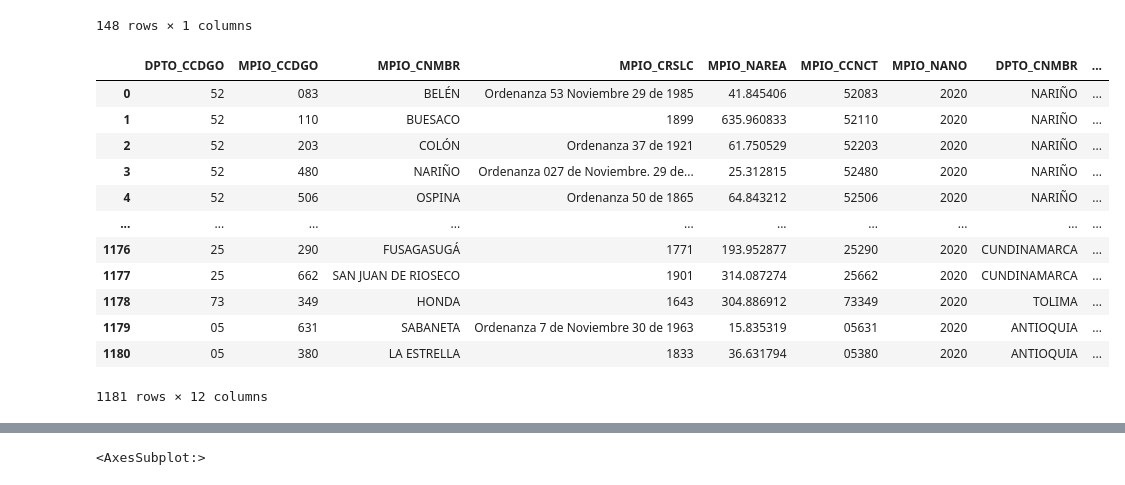
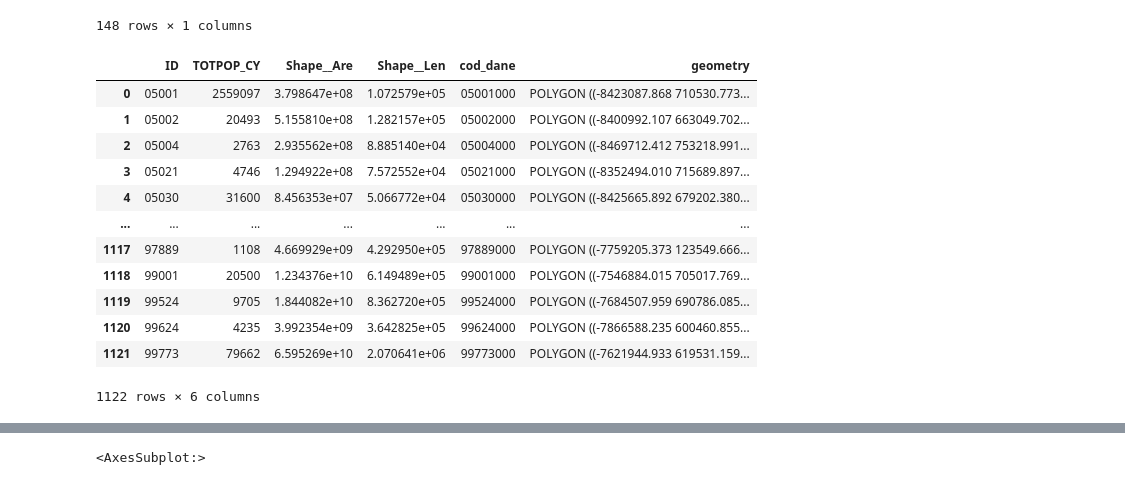
Before and after one commit to mario199745/Python_Geopandas, a Jupyter notebook: 03 - GeoPandas - Análisis de Hurtos en los Municipios de Colombia.ipynb, the cells around one changed output, grey strips where cells are left out. Cells and saved outputs as stored; diff of their text form; code cells hidden in the pictures.

```diff
--- a/03 - GeoPandas - Análisis de Hurtos en los Municipios de Colombia.ipynb
+++ b/03 - GeoPandas - Análisis de Hurtos en los Municipios de Colombia.ipynb
@@ -39,20 +43,21 @@ hurtos_agrupados
 | 86568000 | 1 |
 148 rows × 1 columns
 # %%
-municipios = gpd.read_file(r"D:\Fernando\CURSOS\Python dumnnies\datos\MGN_MPIO_POLITICO.zip")
+#Importar un shapefile desde un arhivo zip
+municipios = gpd.read_file(r"D:\Fernando\CURSOS\Python dumnnies\datos\COL_Municipio.zip")
 municipios
 # %% [output]
-|  | DPTO_CCDGO | MPIO_CCDGO | MPIO_CNMBR | MPIO_CRSLC | MPIO_NAREA | MPIO_CCNCT | MPIO_NANO | DPTO_CNMBR | ... |
-| 0 | 52 | 083 | BELÉN | Ordenanza 53 Noviembre 29 de 1985 | 41.845406 | 52083 | 2020 | NARIÑO | ... |
-| 1 | 52 | 110 | BUESACO | 1899 | 635.960833 | 52110 | 2020 | NARIÑO | ... |
-| 2 | 52 | 203 | COLÓN | Ordenanza 37 de 1921 | 61.750529 | 52203 | 2020 | NARIÑO | ... |
-| 3 | 52 | 480 | NARIÑO | Ordenanza 027 de Noviembre. 29 de... | 25.312815 | 52480 | 2020 | NARIÑO | ... |
-| 4 | 52 | 506 | OSPINA | Ordenanza 50 de 1865 | 64.843212 | 52506 | 2020 | NARIÑO | ... |
-| ... | ... | ... | ... | ... | ... | ... | ... | ... | ... |
-| 1176 | 25 | 290 | FUSAGASUGÁ | 1771 | 193.952877 | 25290 | 2020 | CUNDINAMARCA | ... |
-| 1177 | 25 | 662 | SAN JUAN DE RIOSECO | 1901 | 314.087274 | 25662 | 2020 | CUNDINAMARCA | ... |
-| 1178 | 73 | 349 | HONDA | 1643 | 304.886912 | 73349 | 2020 | TOLIMA | ... |
-| 1179 | 05 | 631 | SABANETA | Ordenanza 7 de Noviembre 30 de 1963 | 15.835319 | 05631 | 2020 | ANTIOQUIA | ... |
-| 1180 | 05 | 380 | LA ESTRELLA | 1833 | 36.631794 | 05380 | 2020 | ANTIOQUIA | ... |
+|  | ID | TOTPOP_CY | Shape__Are | Shape__Len | cod_dane | geometry |
+| 0 | 05001 | 2559097 | 3.798647e+08 | 1.072579e+05 | 05001000 | POLYGON ((-8423087.868 710530.773... |
+| 1 | 05002 | 20493 | 5.155810e+08 | 1.282157e+05 | 05002000 | POLYGON ((-8400992.107 663049.702... |
+| 2 | 05004 | 2763 | 2.935562e+08 | 8.885140e+04 | 05004000 | POLYGON ((-8469712.412 753218.991... |
+| 3 | 05021 | 4746 | 1.294922e+08 | 7.572552e+04 | 05021000 | POLYGON ((-8352494.010 715689.897... |
+| 4 | 05030 | 31600 | 8.456353e+07 | 5.066772e+04 | 05030000 | POLYGON ((-8425665.892 679202.380... |
+| ... | ... | ... | ... | ... | ... | ... |
+| 1117 | 97889 | 1108 | 4.669929e+09 | 4.292950e+05 | 97889000 | POLYGON ((-7759205.373 123549.666... |
+| 1118 | 99001 | 20500 | 1.234376e+10 | 6.149489e+05 | 99001000 | POLYGON ((-7546884.015 705017.769... |
+| 1119 | 99524 | 9705 | 1.844082e+10 | 8.362720e+05 | 99524000 | POLYGON ((-7684507.959 690786.085... |
+| 1120 | 99624 | 4235 | 3.992354e+09 | 3.642825e+05 | 99624000 | POLYGON ((-7866588.235 600460.855... |
+| 1121 | 99773 | 79662 | 6.595269e+10 | 2.070641e+06 | 99773000 | POLYGON ((-7621944.933 619531.159... |
-1181 rows × 12 columns
+1122 rows × 6 columns
 # %%
```
Also changed, not shown: parts of 8 cells of this notebook.
